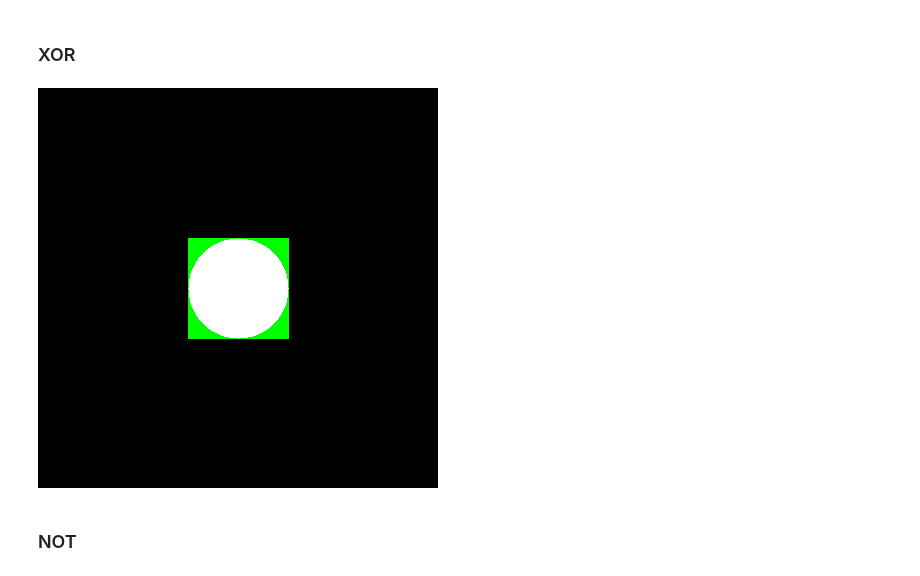
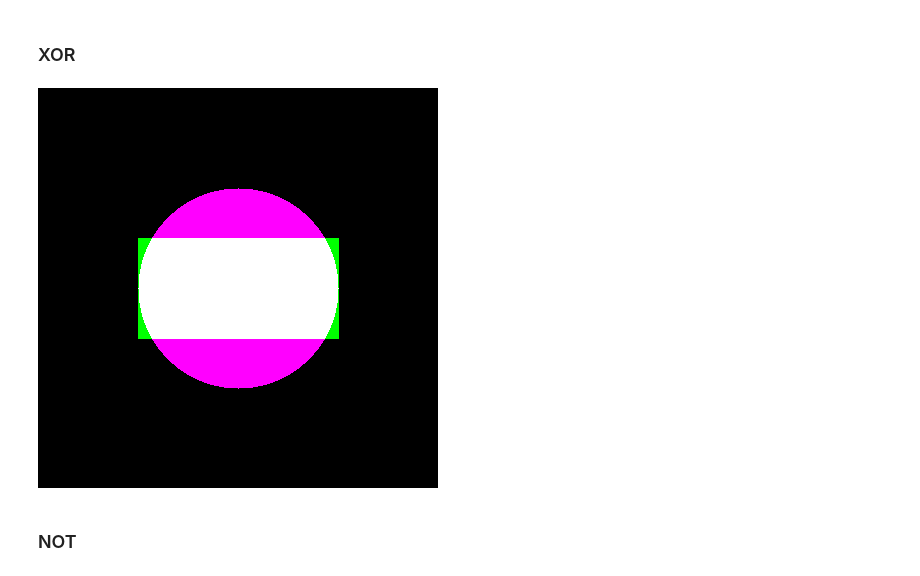
Before and after one commit to sajib-222/Digital-Image-Processing, a Jupyter notebook: Assignment_3.ipynb, the cells around one changed output. Drawn from its saved outputs; the diff is of its cells as text; code cells hidden in the pictures.

```diff
--- a/Assignment_3.ipynb
+++ b/Assignment_3.ipynb
@@ -44,10 +44,10 @@ cv2_imshow(bitwise_or)
 # %% [markdown]
 ### XOR
 # %%
-bitwise_xor = cv2.bitwise_xor(img1, img2)
+bitwise_xor = cv2.bitwise_xor(image1, image2)
 cv2_imshow(bitwise_xor)
 # %% [output]
-[figure, old version]
+[figure, new version]
 # %% [markdown]
 ### NOT
 # %%
```
Also changed, not shown: parts of 5 cells of this notebook.
